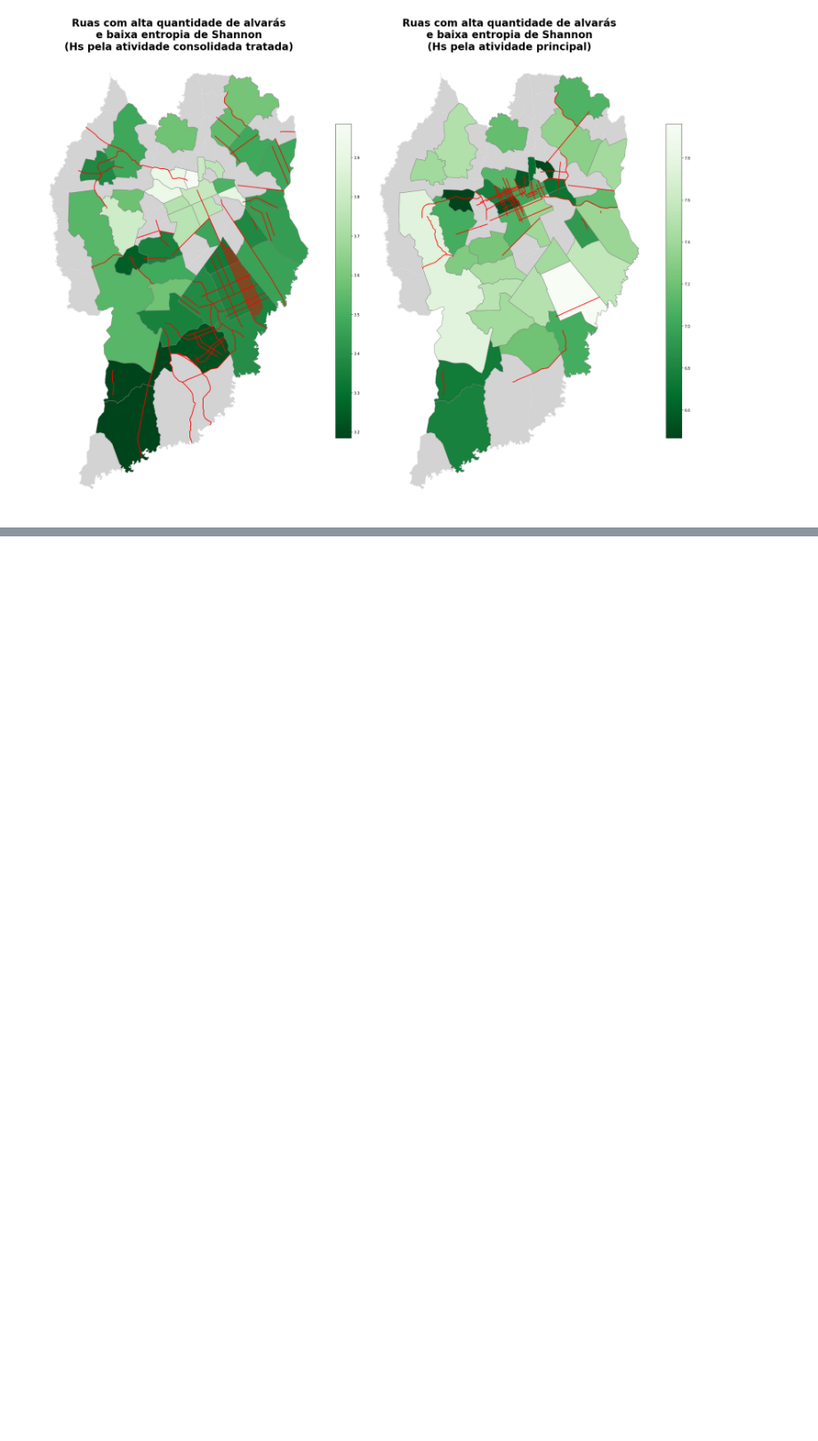
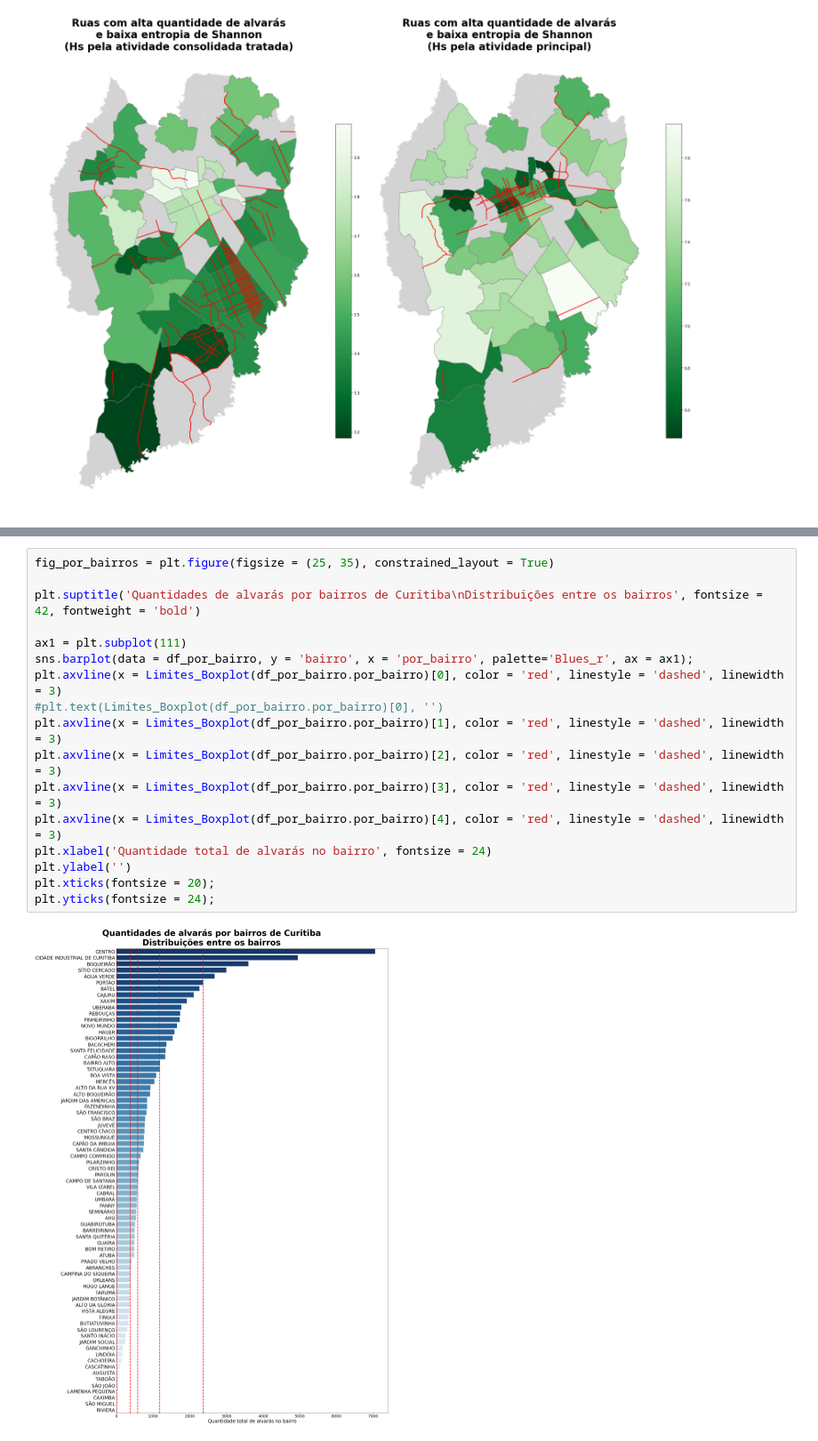
Before and after one commit to avaraujojr/tcc_alcides_alvaras, a Jupyter notebook: notebooks/alvaras_cwb.ipynb, the cells around one changed output, grey strips where cells are left out. Shown at 89% size. Saved outputs shown, nothing was run; the diff lists cells and outputs as text; blank space fills up the shorter version.

```diff
--- a/notebooks/alvaras_cwb.ipynb
+++ b/notebooks/alvaras_cwb.ipynb
@@ -1605,0 +1606,19 @@ Percentual detectado: 60.53%
+# %%
+fig_por_bairros = plt.figure(figsize = (25, 35), constrained_layout = True)
+
+plt.suptitle('Quantidades de alvarás por bairros de Curitiba\nDistribuições entre os bairros', fontsize = 42, fontweight = 'bold')
+
+ax1 = plt.subplot(111)
+sns.barplot(data = df_por_bairro, y = 'bairro', x = 'por_bairro', palette='Blues_r', ax = ax1);
+plt.axvline(x = Limites_Boxplot(df_por_bairro.por_bairro)[0], color = 'red', linestyle = 'dashed', linewidth = 3)
+#plt.text(Limites_Boxplot(df_por_bairro.por_bairro)[0], '')
+plt.axvline(x = Limites_Boxplot(df_por_bairro.por_bairro)[1], color = 'red', linestyle = 'dashed', linewidth = 3)
+plt.axvline(x = Limites_Boxplot(df_por_bairro.por_bairro)[2], color = 'red', linestyle = 'dashed', linewidth = 3)
+plt.axvline(x = Limites_Boxplot(df_por_bairro.por_bairro)[3], color = 'red', linestyle = 'dashed', linewidth = 3)
+plt.axvline(x = Limites_Boxplot(df_por_bairro.por_bairro)[4], color = 'red', linestyle = 'dashed', linewidth = 3)
+plt.xlabel('Quantidade total de alvarás no bairro', fontsize = 24)
+plt.ylabel('')
+plt.xticks(fontsize = 20);
+plt.yticks(fontsize = 24);
+# %% [output]
+[figure, added]
```
Also changed, not shown: parts of 10 cells of this notebook.
